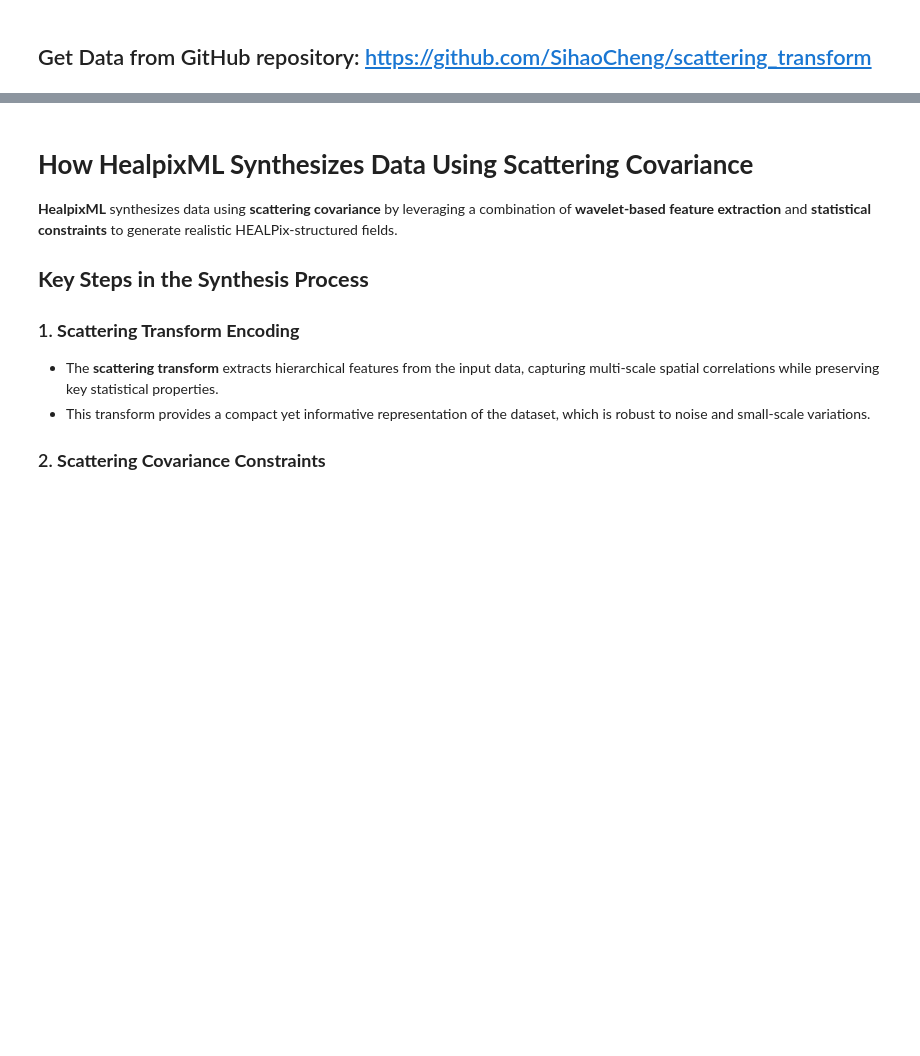
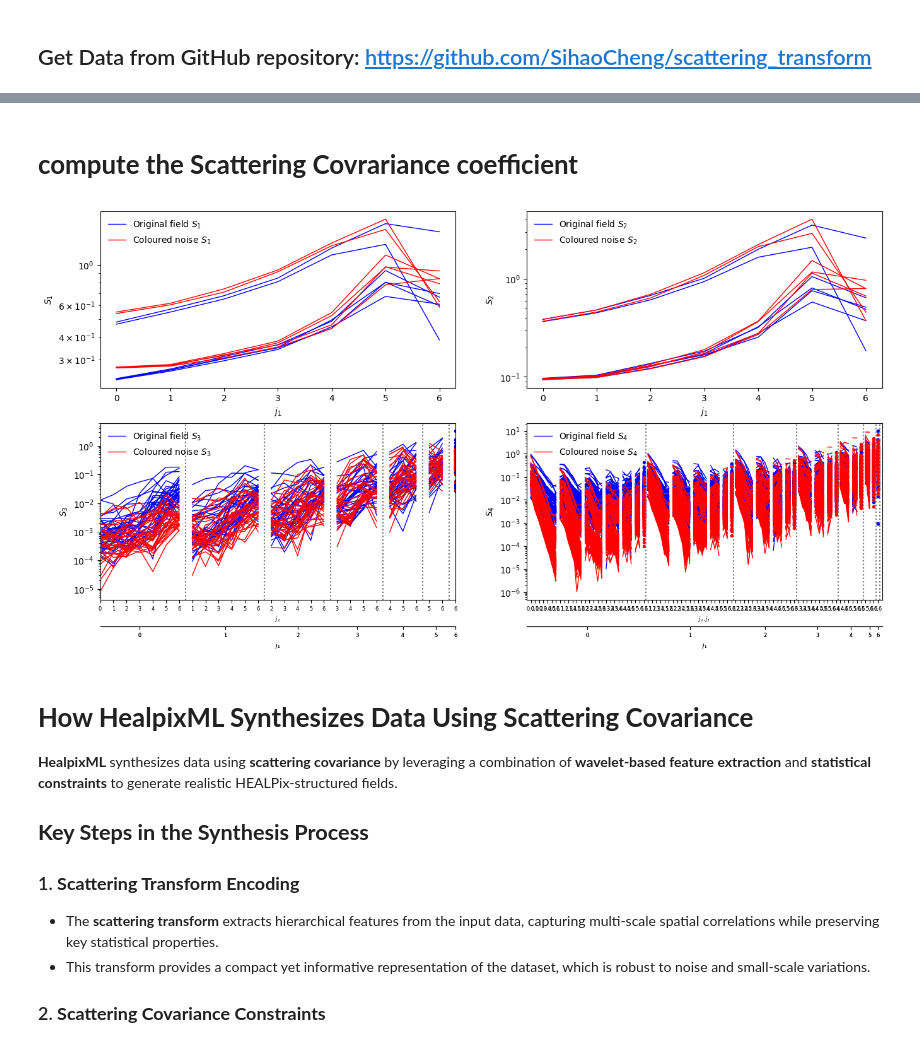
Before and after one commit to jmdelouis/HealpixML, a Jupyter notebook: Notebooks/Synthesis2D.ipynb, the cells around one changed output, grey strips where cells are left out. Cells and saved outputs as stored; diff of their text form; code cells hidden in the pictures; blank space fills up the shorter version.

```diff
--- a/Notebooks/Synthesis2D.ipynb
+++ b/Notebooks/Synthesis2D.ipynb
@@ -46,3 +62,19 @@ GitHub repository: https://github.com/SihaoCheng/scattering_transform
+# %% [markdown]
+# **compute the Scattering Covrariance coefficient**
+# %%
+# import the healpixml package
+import healpixml.scat_cov2D as sc
+
+# Initialize the scattering covariance library
+scat_op=sc.funct(BACKEND='torch',NORIENT=6)
+
+result=scat_op.eval(image_target)
+noise_result=scat_op.eval(noise)
+
+result.plot(color='b',name='Original field')
+noise_result.plot(color='r',hold=False,name='Coloured noise')
+# %% [output]
+[figure, added]
 # %% [markdown]
 # **How HealpixML Synthesizes Data Using Scattering Covariance**
 
```
Also changed, not shown: parts of 5 cells of this notebook.
